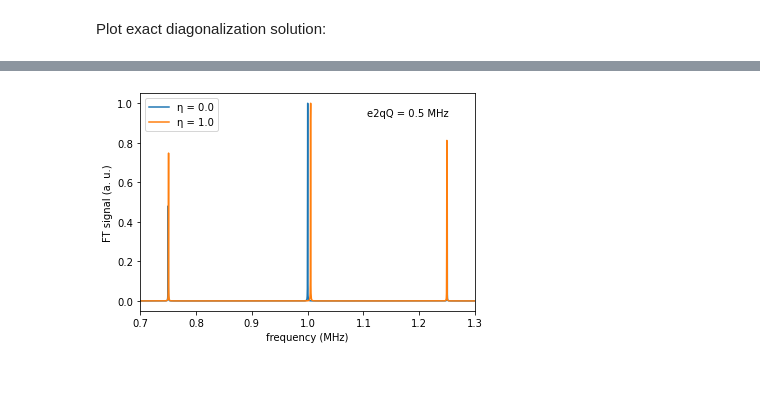
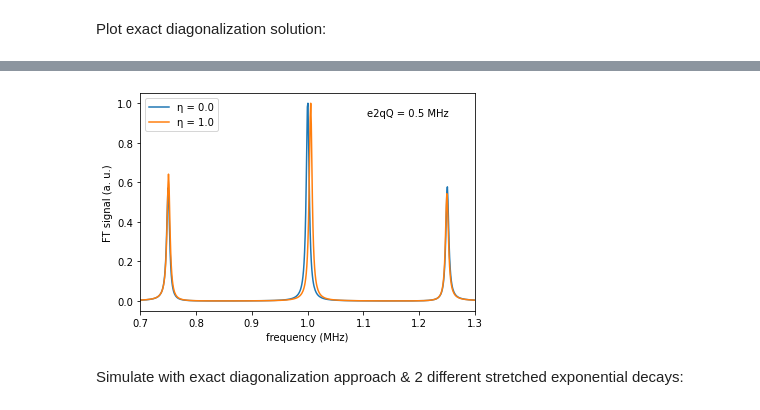
Before and after one commit to vemiBGH/PULSEE, a Jupyter notebook: demos/Quadrupolar_Coupling_Demo_PULSEE_3Solvers.ipynb, the cells around one changed output, grey strips where cells are left out. Saved outputs shown, nothing was run; the diff lists cells and outputs as text; code cells hidden in the pictures; blank space fills up the shorter version.

```diff
--- a/demos/Quadrupolar_Coupling_Demo_PULSEE_3Solvers.ipynb
+++ b/demos/Quadrupolar_Coupling_Demo_PULSEE_3Solvers.ipynb
@@ -49,7 +49,6 @@ def simulate(solver):
                                             zeem_par=zeem_par, initial_state='canonical', temperature=1e-3)
 
         ix, iy, iz = qt.spin_J_set(3 / 2)
-#         dm_initial = iz
         print(np.round(dm_initial.full(), 3))
         opts = Options(atol=1e-10, rtol=1e-10, rhs_reuse=False, nsteps=16000)
         dm_evolved = evolve(spin, h_unperturbed, dm_initial, solver=solver, \
@@ -57,8 +56,8 @@ def simulate(solver):
                             picture='IP', n_points=10, opts=opts)
 
         print(np.round(dm_evolved.full(), 3))
-        t, FID = FID_signal(spin, h_unperturbed, dm_evolved, acquisition_time=3200, \
-                            T2=800, reference_frequency=0, n_points=5)
+        t, FID = FID_signal(spin, h_unperturbed, dm_evolved, acquisition_time=1000, \
+                            T2=50, reference_frequency=0, n_points=5)
 
 
         f, ft = fourier_transform_signal(FID, t, padding=0)
@@ -164,20 +158,23 @@ for eta in etas:
 				'gamma_q' : 0.}
 
 	spin, h_unperturbed, dm_initial = nuclear_system_setup(spin_par, quad_par=quad_par,
-										zeem_par=zeem_par, initial_state='canonical')
+										zeem_par=zeem_par, initial_state='canonical', temperature=1e-3)
 
 
 
-	t = np.linspace(0, 3200, 5*3200) # 50 second acquisition time, 1000 data points
+	t = np.linspace(0, 1000, 5*1000) # 50 second acquisition time, 1000 data points
 
 	ix, iy, iz = qt.spin_J_set(3 / 2)
-	dm_initial = iz
 	rot_dm = apply_rot_pulse(dm_initial, np.pi/2, ix) # rotate about x axis
-	dm_evolved, e_ops = ed_evolve(h_unperturbed, rot_dm, spin, t, e_ops=[], fid=True, par=True, T2=800)
+	dm_evolved, e_ops = ed_evolve(h_unperturbed, rot_dm, spin, t, e_ops=[], fid=True, par=True, T2=50)
 
 	FID = e_ops[0]
 
 	f, ft = fourier_transform_signal(FID, t, padding=0)
-	fts_ed.append([eta, f, ft])
+	fts_ed.append([eta, f, ft, t, FID])
 # %% [markdown]
 Plot exact diagonalization solution:
+# %%
+fig, ax = plt.subplots()
+for eta, f, ft, t, fid in fts_ed:
+	plt.plot(t, np.imag(fid))
@@ -184,13 +183,15 @@ Plot exact diagonalization solution:
 # %%
 fig, ax = plt.subplots()
-for eta, f, ft in fts_ed:
+for eta, f, ft, t, fid in fts_ed:
     plt.plot(f, (np.absolute(ft)/np.max(np.absolute(ft)))**2, label="\N{GREEK SMALL LETTER ETA} = " + str(np.round(eta, 2)))
 
 plt.figtext(.65, .8, 'e2qQ = ' + str(np.round(e2qQ, 3)) + ' MHz')
 plt.legend(loc='upper left')
 plt.xlabel("frequency (MHz)")
 plt.ylabel("FT signal (a. u.)")
 plt.xlim(0.7, 1.3)
 plt.show()
 # %% [output]
-[figure, old version]
+[figure, new version]
+# %% [markdown]
+Simulate with exact diagonalization approach \& 2 different stretched exponential decays:
```
Also changed, not shown: parts of 8 cells of this notebook.
